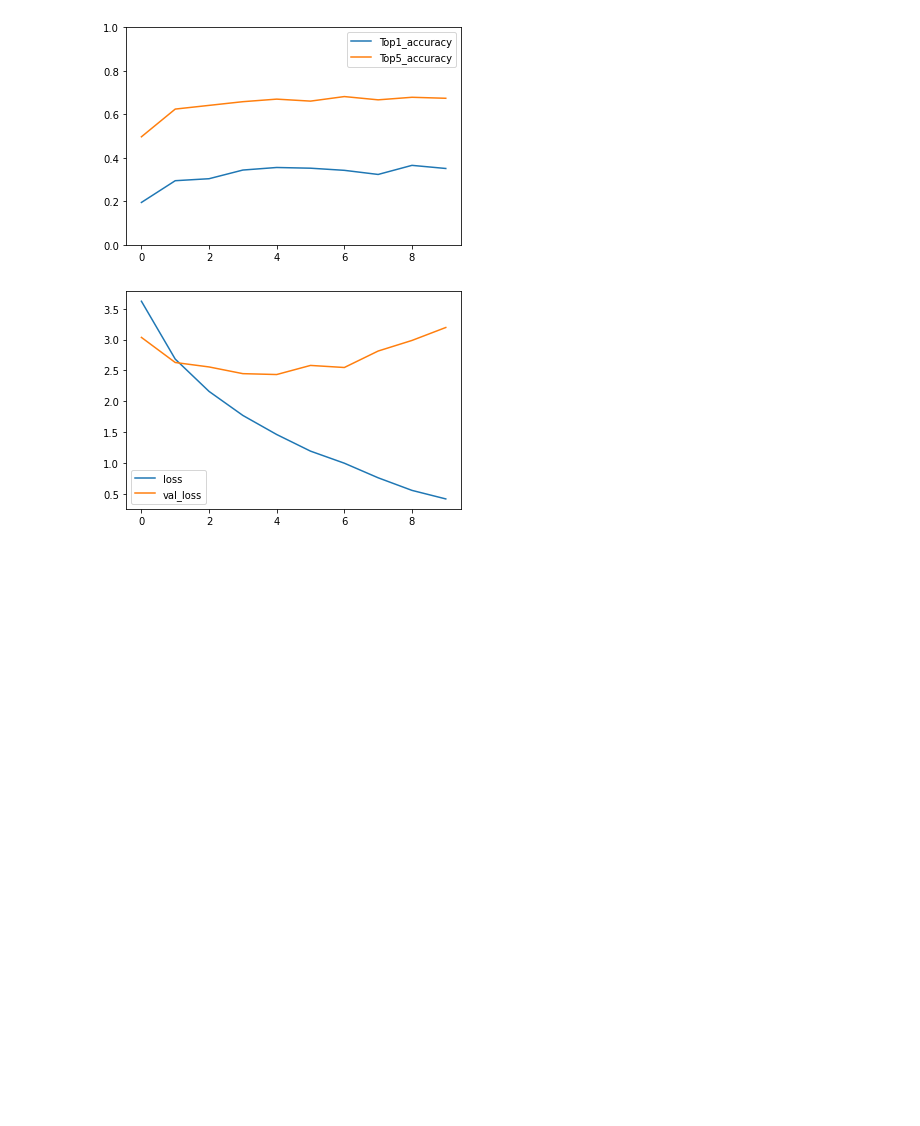
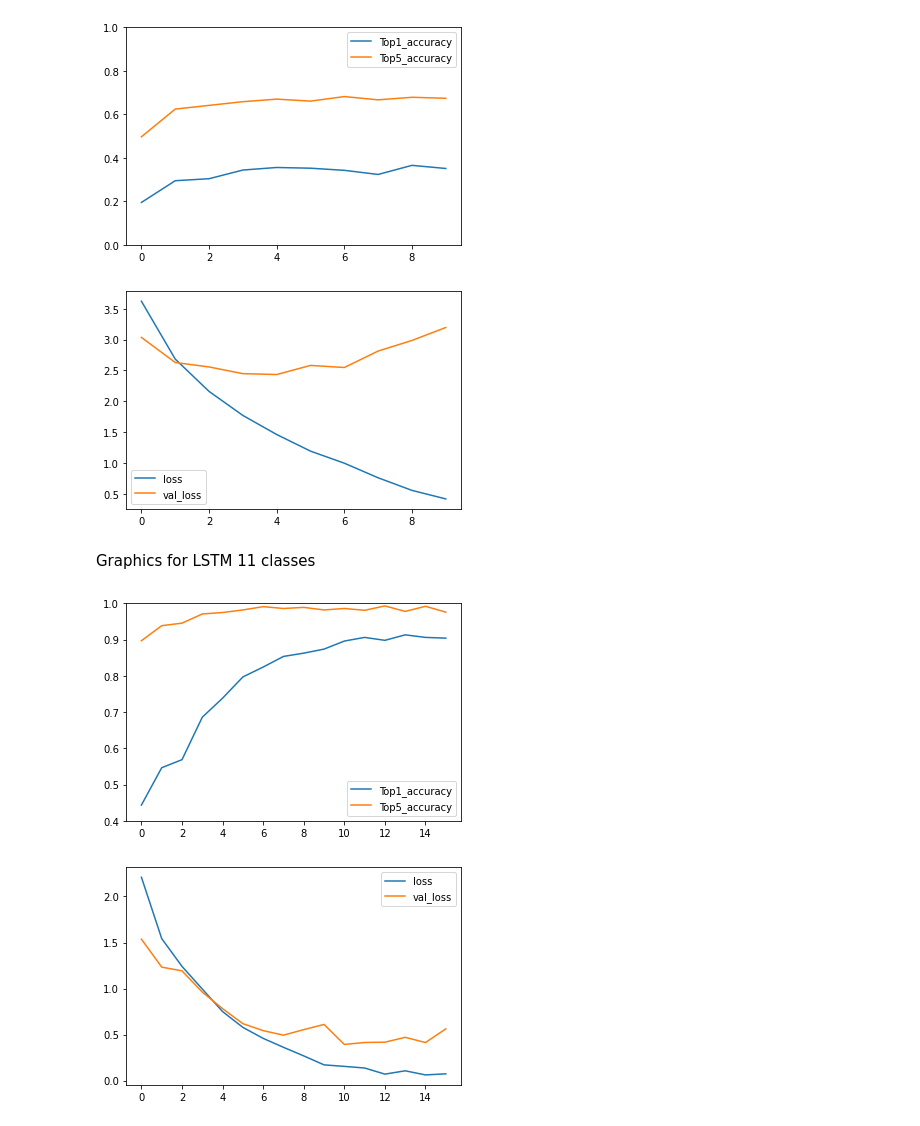
Before and after one commit to dalonm03/TFG, a Jupyter notebook: src/tfg.ipynb, the cells around one changed output. Saved outputs shown, nothing was run; the diff lists cells and outputs as text; code cells hidden in the pictures; blank space fills up the shorter version.

```diff
--- a/src/tfg.ipynb
+++ b/src/tfg.ipynb
@@ -703,3 +733,10 @@ get_graphics("SBDpMaikRWOs0FX8l6ASdg")
 # %% [output]
 [figure]
 [figure]
+# %% [markdown]
+Graphics for LSTM 11 classes
+# %%
+get_graphics("VHPmTj3qQzSMrjryxpOnBA")
+# %% [output]
+[figure, added]
+[figure, added]
```
Also changed, not shown: parts of 21 cells of this notebook.
